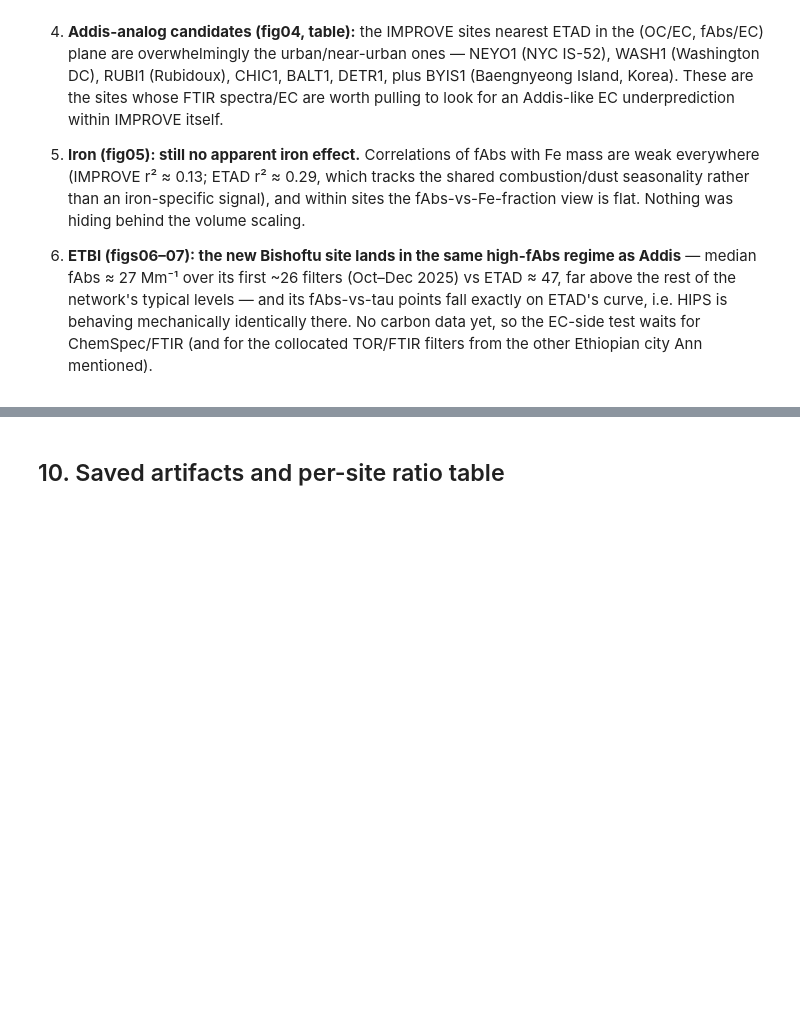
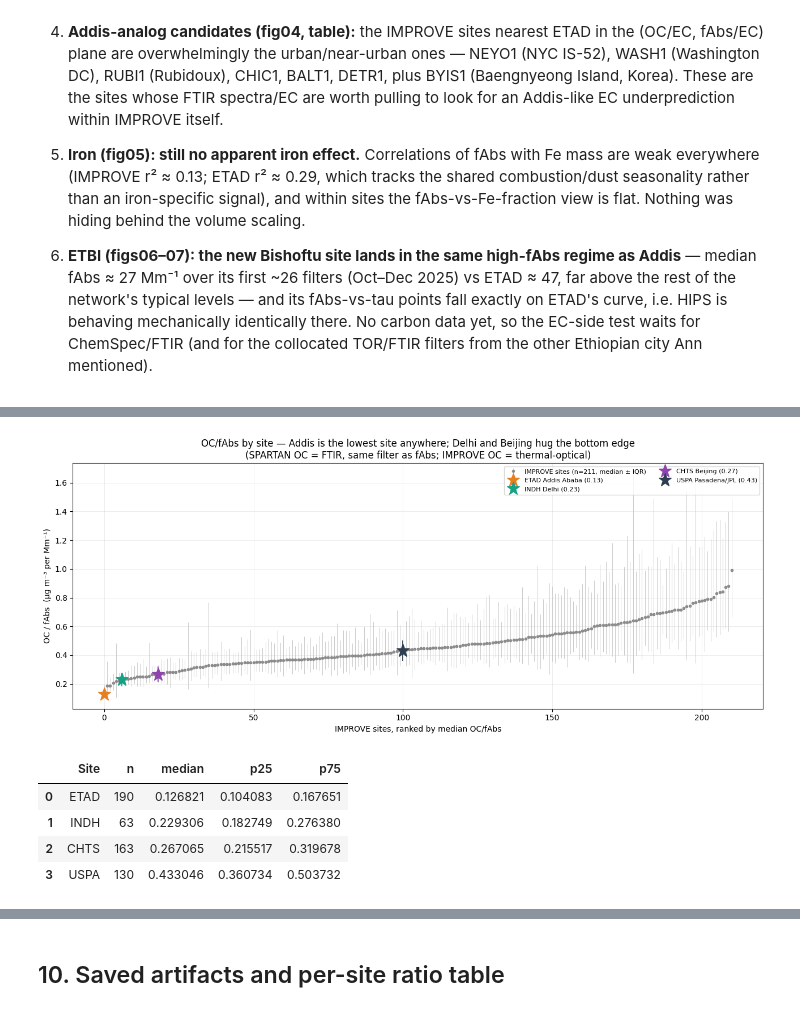
Before and after one commit to ahzs645/aethmodular, a Jupyter notebook: research/spartan/follow_up_mass_and_ratio_plots.ipynb, the cells around one changed output, grey strips where cells are left out. Saved outputs shown, nothing was run; the diff lists cells and outputs as text; code cells hidden in the pictures; blank space fills up the shorter version.

Commit message:
Extend follow-up notebook: OC/fAbs by site, multi-site iron pull, Fe ratio rankings, Fe/EC-colored crossplot
https://claude.ai/code/session_0181NeXBFgEsAQ6BuqGAixrN

```diff
--- a/research/spartan/follow_up_mass_and_ratio_plots.ipynb
+++ b/research/spartan/follow_up_mass_and_ratio_plots.ipynb
@@ -684,0 +705,40 @@ etbi_summary.head(12)
+# %%
+imp_valid["OC_Fabs"] = np.where(imp_valid["OCf_Val"] > 0,
+                                imp_valid["OCf_Val"] / imp_valid["fAbs_Val"], np.nan)
+sp_pairs["OC_Fabs"] = np.where(sp_pairs["OC_ftir"] > 0,
+                               sp_pairs["OC_ftir"] / sp_pairs["HIPS_Fabs"], np.nan)
+
+imp_oc_fabs = site_ratio_table(imp_valid, "SiteCode", "OC_Fabs")
+sp_oc_fabs = site_ratio_table(sp_pairs, "Site", "OC_Fabs", min_n=10)
+
+fig, ax = plt.subplots(figsize=(13, 5.5))
+x = np.arange(len(imp_oc_fabs))
+ax.errorbar(x, imp_oc_fabs["median"],
+            yerr=[imp_oc_fabs["median"] - imp_oc_fabs["p25"],
+                  imp_oc_fabs["p75"] - imp_oc_fabs["median"]],
+            fmt="o", ms=3, color="0.55", ecolor="0.8", elinewidth=0.7,
+            label=f"IMPROVE sites (n={len(imp_oc_fabs)}, median ± IQR)")
+for _, r in sp_oc_fabs.iterrows():
+    rank = np.searchsorted(imp_oc_fabs["median"].values, r["median"])
+    ax.errorbar([rank], [r["median"]],
+                yerr=[[r["median"] - r["p25"]], [r["p75"] - r["median"]]],
+                fmt="*", ms=17, color=SITE_COLORS[r["Site"]], ecolor=SITE_COLORS[r["Site"]],
+                elinewidth=1.3, zorder=5,
+                label=f"{r['Site']} {SITE_NAMES[r['Site']]} ({r['median']:.2f})")
+ax.set_xlabel("IMPROVE sites, ranked by median OC/fAbs")
+ax.set_ylabel("OC / fAbs  (µg m⁻³ per Mm⁻¹)")
+ax.set_title("OC/fAbs by site — Addis is the lowest site anywhere; Delhi and Beijing hug the bottom edge\n"
+             "(SPARTAN OC = FTIR, same filter as fAbs; IMPROVE OC = thermal-optical)")
+ax.legend(fontsize=8, ncol=2)
+fig.tight_layout()
+fig.savefig(FIG_DIR / "fig08_oc_fabs_ratio_by_site.png", dpi=200, bbox_inches="tight")
+plt.show()
+
+sp_oc_fabs
+# %% [output]
+[figure, added]
+|  | Site | n | median | p25 | p75 |
+| 0 | ETAD | 190 | 0.126821 | 0.104083 | 0.167651 |
+| 1 | INDH | 63 | 0.229306 | 0.182749 | 0.276380 |
+| 2 | CHTS | 163 | 0.267065 | 0.215517 | 0.319678 |
+| 3 | USPA | 130 | 0.433046 | 0.360734 | 0.503732 |
```
Also changed, not shown: parts of 12 cells of this notebook, 6 other files.
